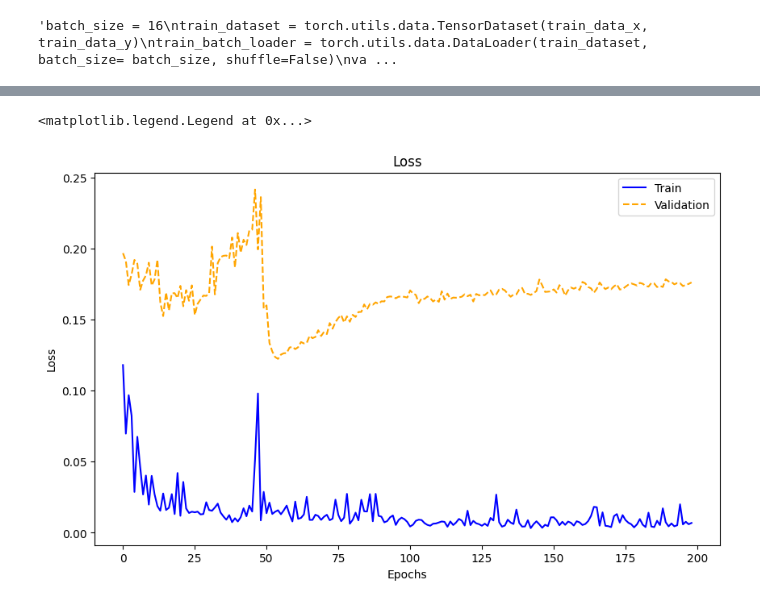
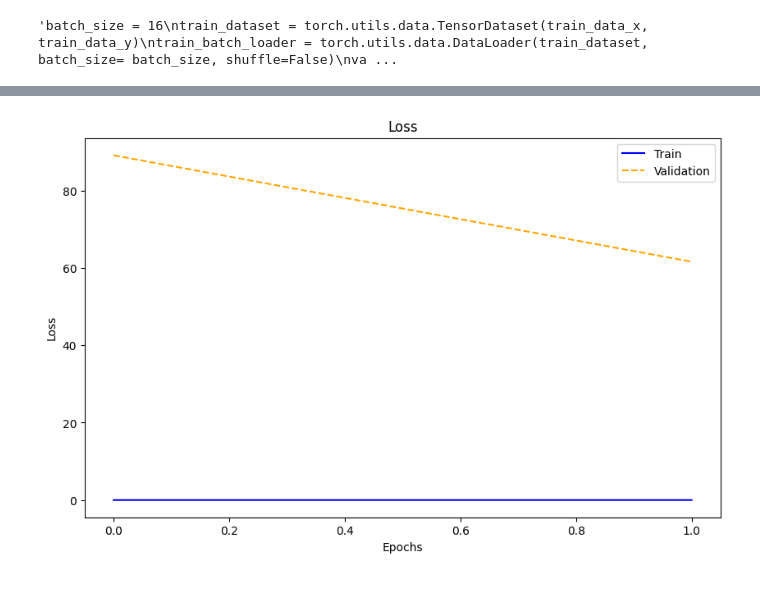
Before and after one commit to quinnylee/nwm_network_lstm_test, a Jupyter notebook: data_train.ipynb, the cells around one changed output, grey strips where cells are left out. Cells and saved outputs as stored; diff of their text form; code cells hidden in the pictures.

```diff
--- a/data_train.ipynb
+++ b/data_train.ipynb
@@ -684,16 +698,16 @@ KeyboardInterrupt:
 # %%
 plt.figure(figsize=(10, 6))
-plt.plot(loss_history_train[1:], label='Train', color='blue')
-plt.plot(loss_history_val[1:], label='Validation', color='orange', linestyle = '--')
+plt.plot(loss_history_train, label='Train', color='blue')
+plt.plot(loss_history_val, label='Validation', color='orange', linestyle = '--')
 
 # Adding labels and title
 plt.xlabel('Epochs')
 plt.ylabel('Loss')
 plt.title('Loss')
 plt.legend()
+plt.show()
 # %% [output]
-<matplotlib.legend.Legend at 0x...>
-[figure, old version]
+[figure, new version]
 # %%
 # print(NSE_val[:-10])
 # %%
```
Also changed, not shown: parts of 6 cells of this notebook, 1 other file.
